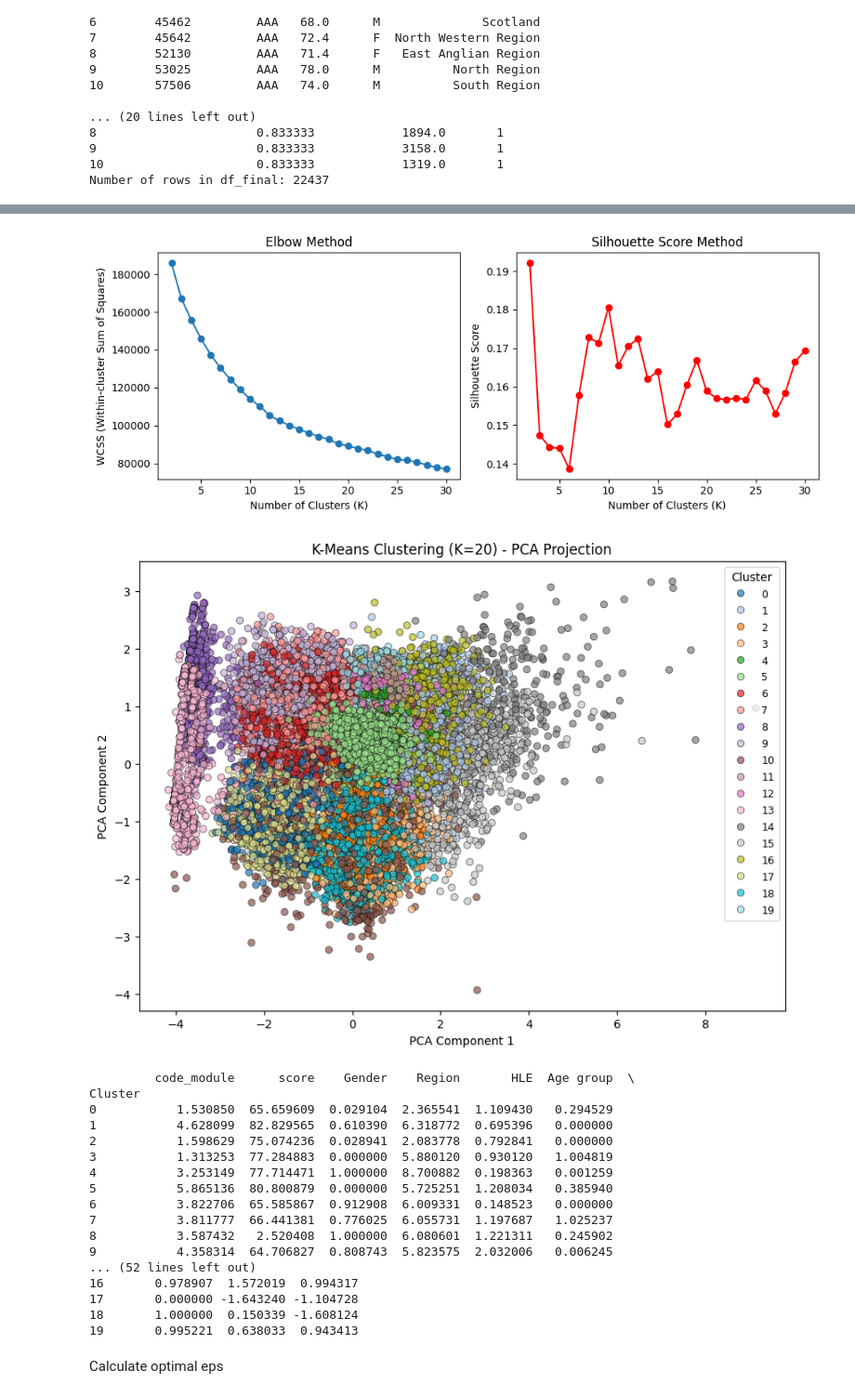
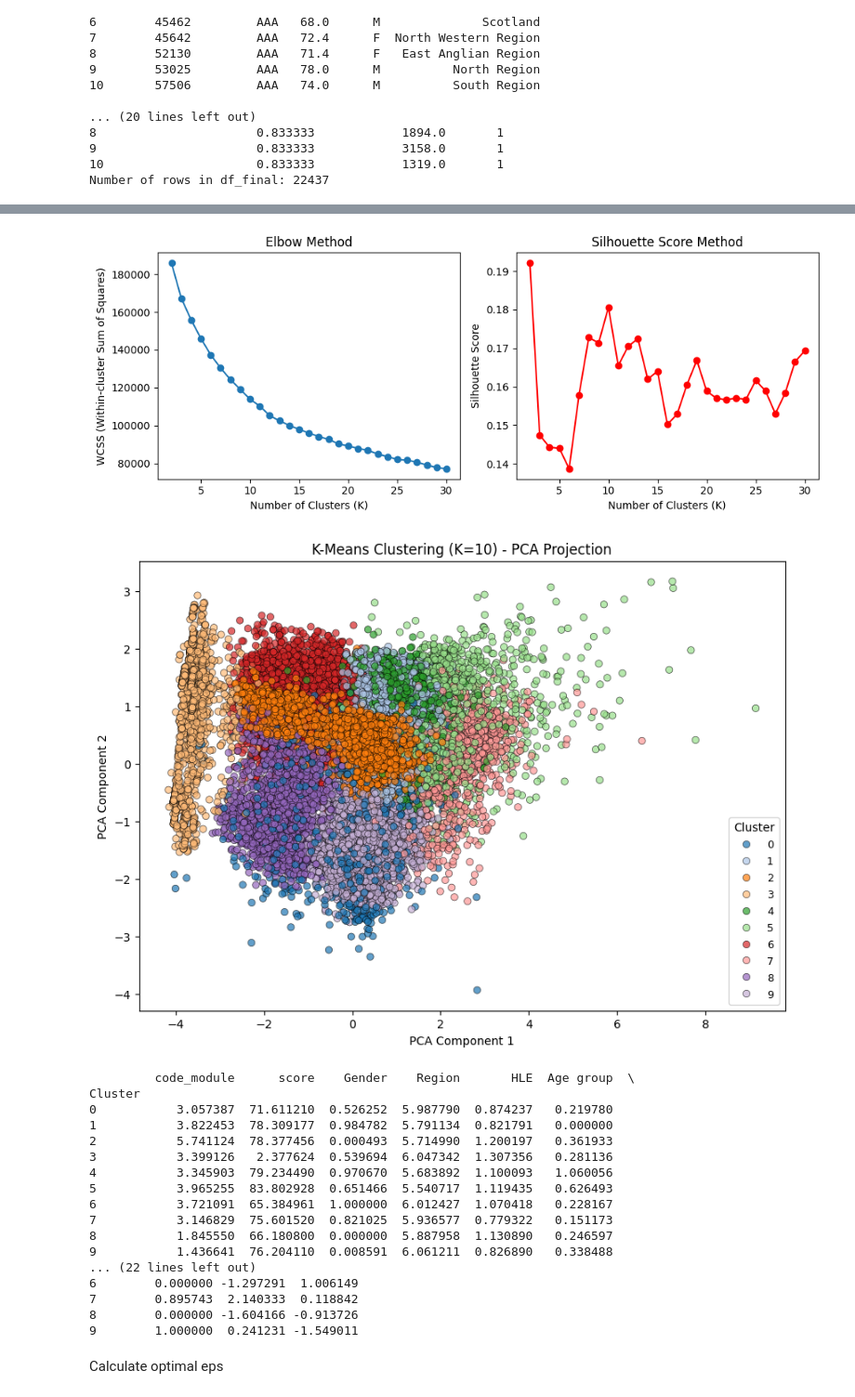
Before and after one commit to buppanasu/Student-Grade-Predictor, a Jupyter notebook: 2)ML_Algo/KMeans.ipynb, the cells around one changed output, grey strips where cells are left out. Shown at 93% size. Saved outputs shown, nothing was run; the diff lists cells and outputs as text; code cells hidden in the pictures.

```diff
--- a/2)ML_Algo/KMeans.ipynb
+++ b/2)ML_Algo/KMeans.ipynb
@@ -200,7 +200,7 @@ df_scaled = scaler.fit_transform(df)
 wcss = []  # Within-cluster sum of squares
 silhouette_scores = []
 
-K_range = range(2, 31)  # Trying K from 2 to 10
+K_range = range(2, 31)  # Trying K from 2 to 30
 for k in K_range:
     kmeans = KMeans(n_clusters=k, random_state=42, n_init=10)
     cluster_labels = kmeans.fit_predict(df_scaled)
@@ -229,7 +229,7 @@ plt.show()
 # Applying K-Means with Optimal K
 # ===========================
 
-optimal_k = 20  # Change this based on elbow method & silhouette score analysis
+optimal_k = 10  # Change this based on elbow method & silhouette score analysis
 kmeans = KMeans(n_clusters=optimal_k, random_state=42, n_init=10)
 df['Cluster'] = kmeans.fit_predict(df_scaled)
 
@@ -270,22 +287,22 @@ print(df.groupby('Cluster').mean())  # Analyze the characteristics of each clust
 [figure]
-[figure, old version]
+[figure, new version]
-         code_module      score    Gender    Region       HLE  Age group  \
-Cluster
-0           1.530850  65.659609  0.029104  2.365541  1.109430   0.294529
-1           4.628099  82.829565  0.610390  6.318772  0.695396   0.000000
-2           1.598629  75.074236  0.028941  2.083778  0.792841   0.000000
-3           1.313253  77.284883  0.000000  5.880120  0.930120   1.004819
-4           3.253149  77.714471  1.000000  8.700882  0.198363   0.001259
-5           5.865136  80.800879  0.000000  5.725251  1.208034   0.385940
-6           3.822706  65.585867  0.912908  6.009331  0.148523   0.000000
-7           3.811777  66.441381  0.776025  6.055731  1.197687   1.025237
-8           3.587432   2.520408  1.000000  6.080601  1.221311   0.245902
-9           4.358314  64.706827  0.808743  5.823575  2.032006   0.006245
-... (52 lines left out)
-16       0.978907  1.572019  0.994317
-17       0.000000 -1.643240 -1.104728
-18       1.000000  0.150339 -1.608124
-19       0.995221  0.638033  0.943413
+         code_module      score    Gender    Region       HLE  Age group  \
+Cluster
+0           3.057387  71.611210  0.526252  5.987790  0.874237   0.219780
+1           3.822453  78.309177  0.984782  5.791134  0.821791   0.000000
+2           5.741124  78.377456  0.000493  5.714990  1.200197   0.361933
+3           3.399126   2.377624  0.539694  6.047342  1.307356   0.281136
+4           3.345903  79.234490  0.970670  5.683892  1.100093   1.060056
+5           3.965255  83.802928  0.651466  5.540717  1.119435   0.626493
+6           3.721091  65.384961  1.000000  6.012427  1.070418   0.228167
+7           3.146829  75.601520  0.821025  5.936577  0.779322   0.151173
+8           1.845550  66.180800  0.000000  5.887958  1.130890   0.246597
+9           1.436641  76.204110  0.008591  6.061211  0.826890   0.338488
+... (22 lines left out)
+6        0.000000 -1.297291  1.006149
+7        0.895743  2.140333  0.118842
+8        0.000000 -1.604166 -0.913726
+9        1.000000  0.241231 -1.549011
 # %% [markdown]
 Calculate optimal eps
 # %%
```
Also changed, not shown: parts of 7 cells of this notebook.
